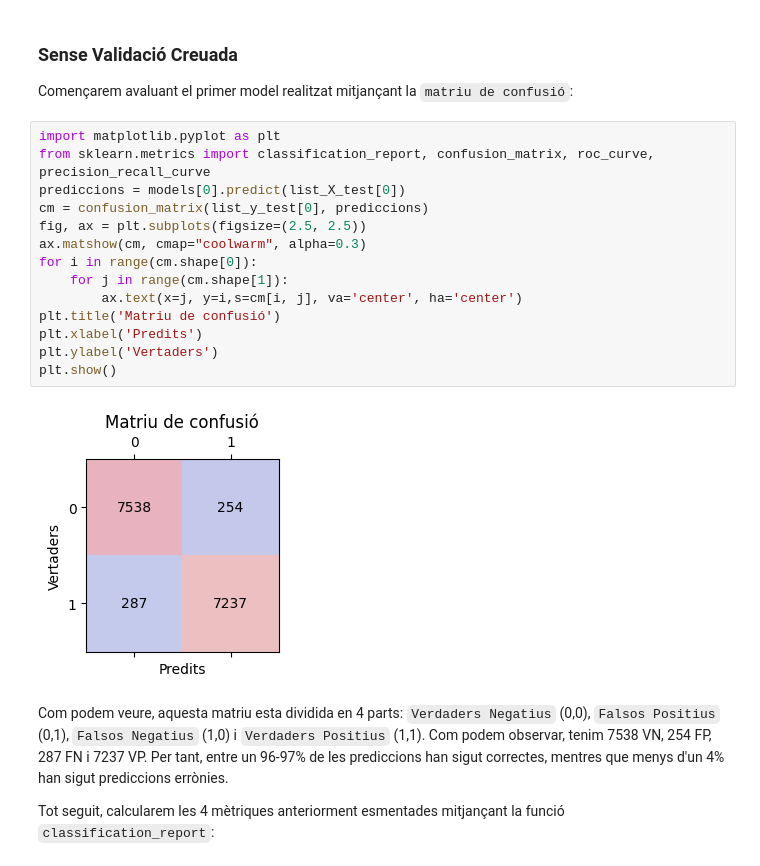
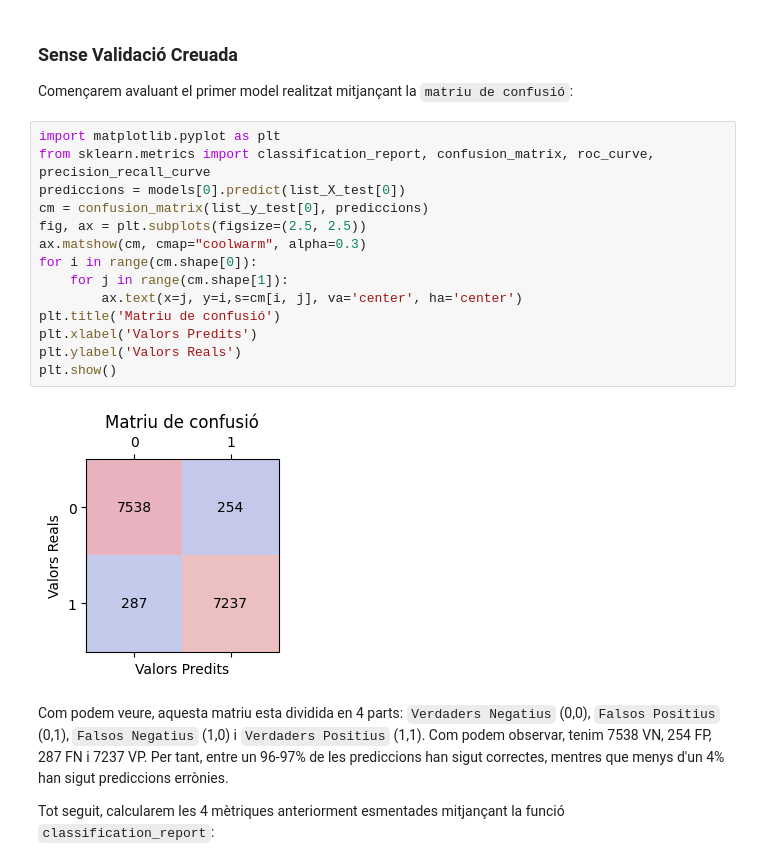
Before and after one commit to NIU1598103/casKaggle, a Jupyter notebook: Kaggle.ipynb, the cells around one changed output. Cells and saved outputs as stored; diff of their text form.

```diff
--- a/Kaggle.ipynb
+++ b/Kaggle.ipynb
@@ -403,19 +405,19 @@ Començarem avaluant el primer model realitzat mitjançant la `matriu de confusi
 # %%
 import matplotlib.pyplot as plt
 from sklearn.metrics import classification_report, confusion_matrix, roc_curve, precision_recall_curve
 prediccions = models[0].predict(list_X_test[0])
 cm = confusion_matrix(list_y_test[0], prediccions)
 fig, ax = plt.subplots(figsize=(2.5, 2.5))
 ax.matshow(cm, cmap="coolwarm", alpha=0.3)
 for i in range(cm.shape[0]):
     for j in range(cm.shape[1]):
         ax.text(x=j, y=i,s=cm[i, j], va='center', ha='center')
 plt.title('Matriu de confusió')
-plt.xlabel('Predits')
-plt.ylabel('Vertaders')
+plt.xlabel('Valors Predits')
+plt.ylabel('Valors Reals')
 plt.show()
 # %% [output]
-[figure, old version]
+[figure, new version]
 # %% [markdown]
 Com podem veure, aquesta matriu esta dividida en 4 parts: `Verdaders Negatius` (0,0), `Falsos Positius` (0,1), `Falsos Negatius` (1,0) i `Verdaders Positius` (1,1).
 Com podem observar, tenim 7538 VN, 254 FP, 287 FN i 7237 VP.
```
Also changed, not shown: parts of 7 cells of this notebook.
